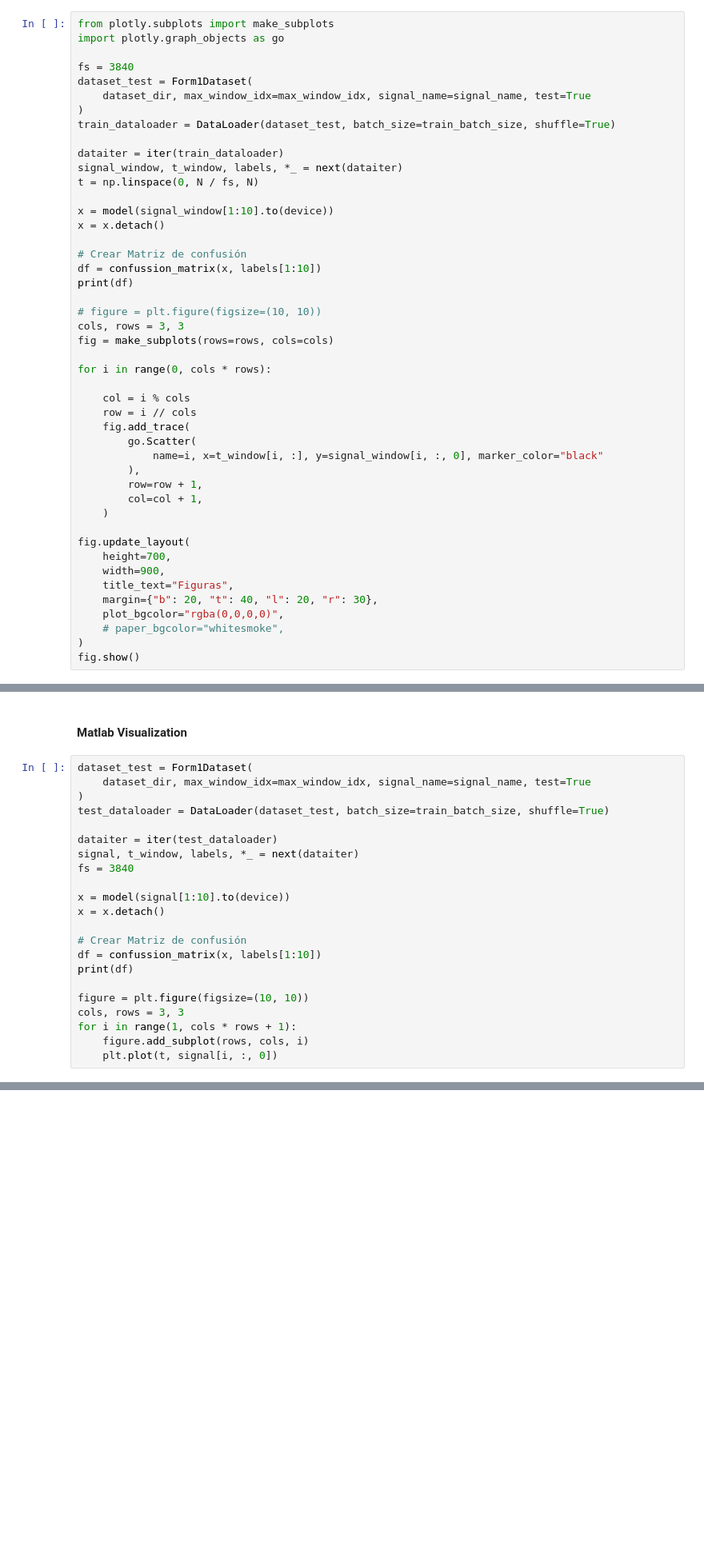
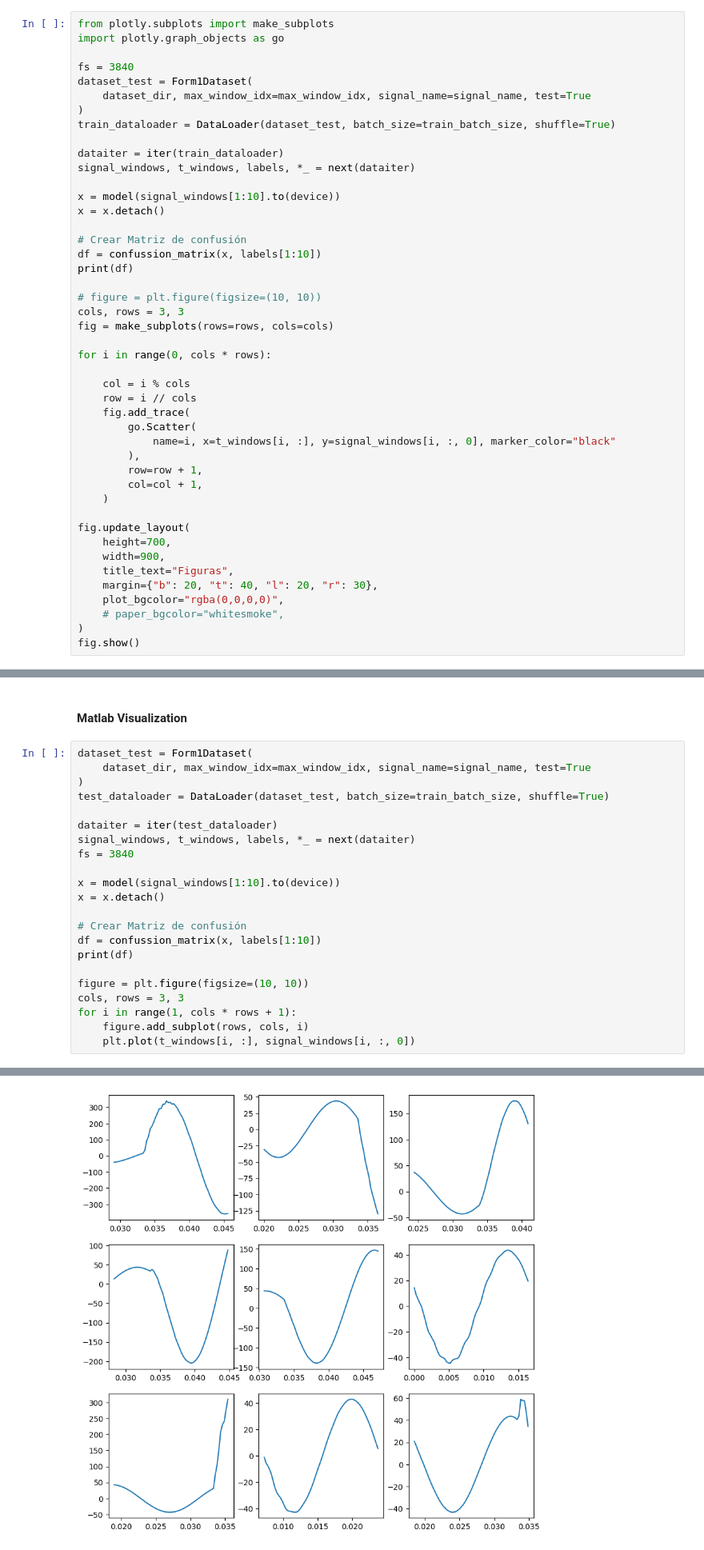
Before and after one commit to alvarohc777/pyTorch, a Jupyter notebook: Formulacion_1_R1.ipynb, the cells around one changed output, grey strips where cells are left out. Shown at 80% size. Drawn from its saved outputs; the diff is of its cells as text; blank space fills up the shorter version.

```diff
--- a/Formulacion_1_R1.ipynb
+++ b/Formulacion_1_R1.ipynb
@@ -302,10 +334,9 @@ dataset_test = Form1Dataset(
 train_dataloader = DataLoader(dataset_test, batch_size=train_batch_size, shuffle=True)
 
 dataiter = iter(train_dataloader)
-signal_window, t_window, labels, *_ = next(dataiter)
-t = np.linspace(0, N / fs, N)
+signal_windows, t_windows, labels, *_ = next(dataiter)
 
-x = model(signal_window[1:10].to(device))
+x = model(signal_windows[1:10].to(device))
 x = x.detach()
 
 # Crear Matriz de confusión
@@ -322,7 +353,7 @@ for i in range(0, cols * rows):
     row = i // cols
     fig.add_trace(
         go.Scatter(
-            name=i, x=t_window[i, :], y=signal_window[i, :, 0], marker_color="black"
+            name=i, x=t_windows[i, :], y=signal_windows[i, :, 0], marker_color="black"
         ),
         row=row + 1,
         col=col + 1,
@@ -384,10 +388,10 @@ dataset_test = Form1Dataset(
 test_dataloader = DataLoader(dataset_test, batch_size=train_batch_size, shuffle=True)
 
 dataiter = iter(test_dataloader)
-signal, t_window, labels, *_ = next(dataiter)
+signal_windows, t_windows, labels, *_ = next(dataiter)
 fs = 3840
 
-x = model(signal[1:10].to(device))
+x = model(signal_windows[1:10].to(device))
 x = x.detach()
 
 # Crear Matriz de confusión
@@ -398,4 +402,5 @@ figure = plt.figure(figsize=(10, 10))
 cols, rows = 3, 3
 for i in range(1, cols * rows + 1):
     figure.add_subplot(rows, cols, i)
-    plt.plot(t, signal[i, :, 0])
+    plt.plot(t_windows[i, :], signal_windows[i, :, 0])
+# %% [output]
@@ -401,0 +417 @@ for i in range(1, cols * rows + 1):
+[figure, added]
```
Also changed, not shown: parts of 9 cells of this notebook, 3 other files.
